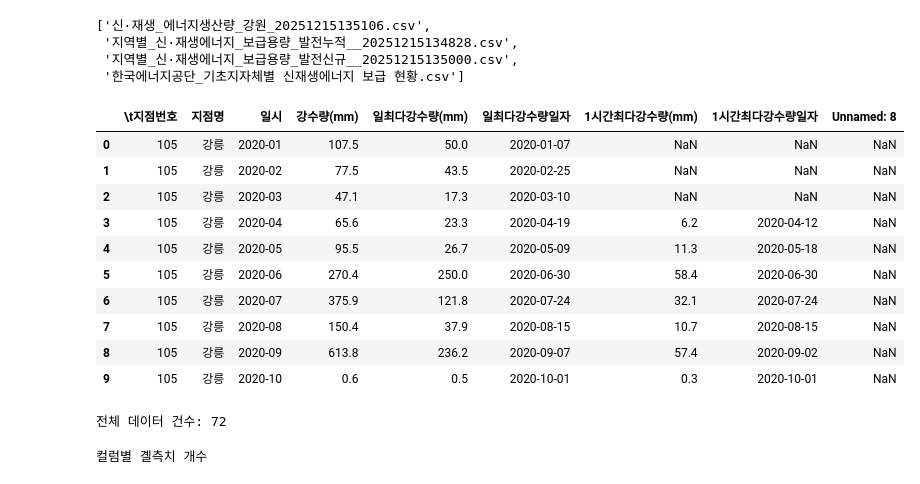
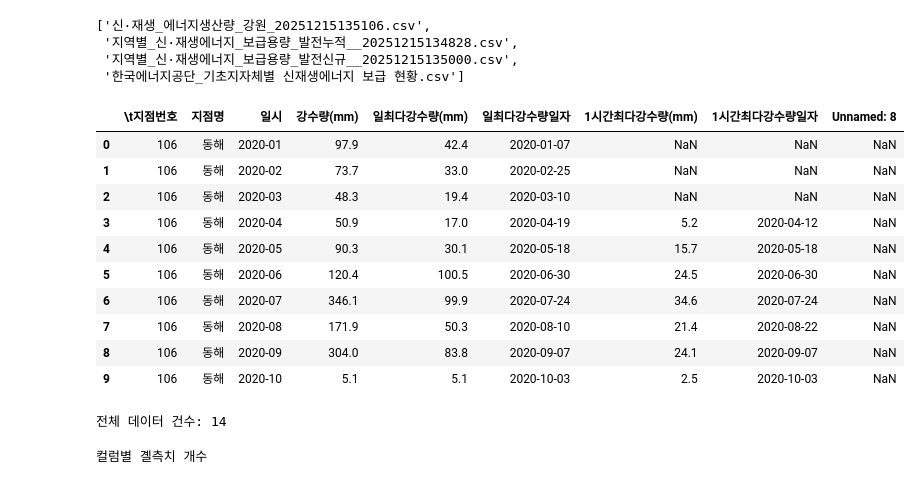
Before and after one commit to kimwjdhyun/KDT_RE_5th_Project, a Jupyter notebook: 01_DataAnalysis/energy_pr1.ipynb, the cells around one changed output. Drawn from its saved outputs; the diff is of its cells as text; code cells hidden in the pictures.

```diff
--- a/01_DataAnalysis/energy_pr1.ipynb
+++ b/01_DataAnalysis/energy_pr1.ipynb
@@ -15,24 +15,24 @@ import numpy as np
 import pandas as pd
 import matplotlib.pyplot as plt
 # %%
-df1 = pd.read_excel('./data/processed/강원도_월별강수량_통합.xlsx', sheet_name="강원도(강릉)")
-df1.head(10)
+df1 = pd.read_excel('./data/processed/강원도_월별강수량_통합.xlsx', sheet_name=None)
+df1["강원도(동해)"].head(10)
 
 #자료가 제대로 열리는 지 확인한다.
 # %% [output]
 |  | \t지점번호 | 지점명 | 일시 | 강수량(mm) | 일최다강수량(mm) | 일최다강수량일자 | 1시간최다강수량(mm) | 1시간최다강수량일자 | Unnamed: 8 |
-| 0 | 105 | 강릉 | 2020-01 | 107.5 | 50.0 | 2020-01-07 | NaN | NaN | NaN |
-| 1 | 105 | 강릉 | 2020-02 | 77.5 | 43.5 | 2020-02-25 | NaN | NaN | NaN |
-| 2 | 105 | 강릉 | 2020-03 | 47.1 | 17.3 | 2020-03-10 | NaN | NaN | NaN |
-| 3 | 105 | 강릉 | 2020-04 | 65.6 | 23.3 | 2020-04-19 | 6.2 | 2020-04-12 | NaN |
-| 4 | 105 | 강릉 | 2020-05 | 95.5 | 26.7 | 2020-05-09 | 11.3 | 2020-05-18 | NaN |
-| 5 | 105 | 강릉 | 2020-06 | 270.4 | 250.0 | 2020-06-30 | 58.4 | 2020-06-30 | NaN |
-| 6 | 105 | 강릉 | 2020-07 | 375.9 | 121.8 | 2020-07-24 | 32.1 | 2020-07-24 | NaN |
-| 7 | 105 | 강릉 | 2020-08 | 150.4 | 37.9 | 2020-08-15 | 10.7 | 2020-08-15 | NaN |
-| 8 | 105 | 강릉 | 2020-09 | 613.8 | 236.2 | 2020-09-07 | 57.4 | 2020-09-02 | NaN |
-| 9 | 105 | 강릉 | 2020-10 | 0.6 | 0.5 | 2020-10-01 | 0.3 | 2020-10-01 | NaN |
+| 0 | 106 | 동해 | 2020-01 | 97.9 | 42.4 | 2020-01-07 | NaN | NaN | NaN |
+| 1 | 106 | 동해 | 2020-02 | 73.7 | 33.0 | 2020-02-25 | NaN | NaN | NaN |
+| 2 | 106 | 동해 | 2020-03 | 48.3 | 19.4 | 2020-03-10 | NaN | NaN | NaN |
+| 3 | 106 | 동해 | 2020-04 | 50.9 | 17.0 | 2020-04-19 | 5.2 | 2020-04-12 | NaN |
+| 4 | 106 | 동해 | 2020-05 | 90.3 | 30.1 | 2020-05-18 | 15.7 | 2020-05-18 | NaN |
+| 5 | 106 | 동해 | 2020-06 | 120.4 | 100.5 | 2020-06-30 | 24.5 | 2020-06-30 | NaN |
+| 6 | 106 | 동해 | 2020-07 | 346.1 | 99.9 | 2020-07-24 | 34.6 | 2020-07-24 | NaN |
+| 7 | 106 | 동해 | 2020-08 | 171.9 | 50.3 | 2020-08-10 | 21.4 | 2020-08-22 | NaN |
+| 8 | 106 | 동해 | 2020-09 | 304.0 | 83.8 | 2020-09-07 | 24.1 | 2020-09-07 | NaN |
+| 9 | 106 | 동해 | 2020-10 | 5.1 | 5.1 | 2020-10-03 | 2.5 | 2020-10-03 | NaN |
 # %%
 print('전체 데이터 건수:',len(df1))
 # %% [output]
-전체 데이터 건수: 72
+전체 데이터 건수: 14
 # %%
```
Also changed, not shown: parts of 5 cells of this notebook, 7 other files.
